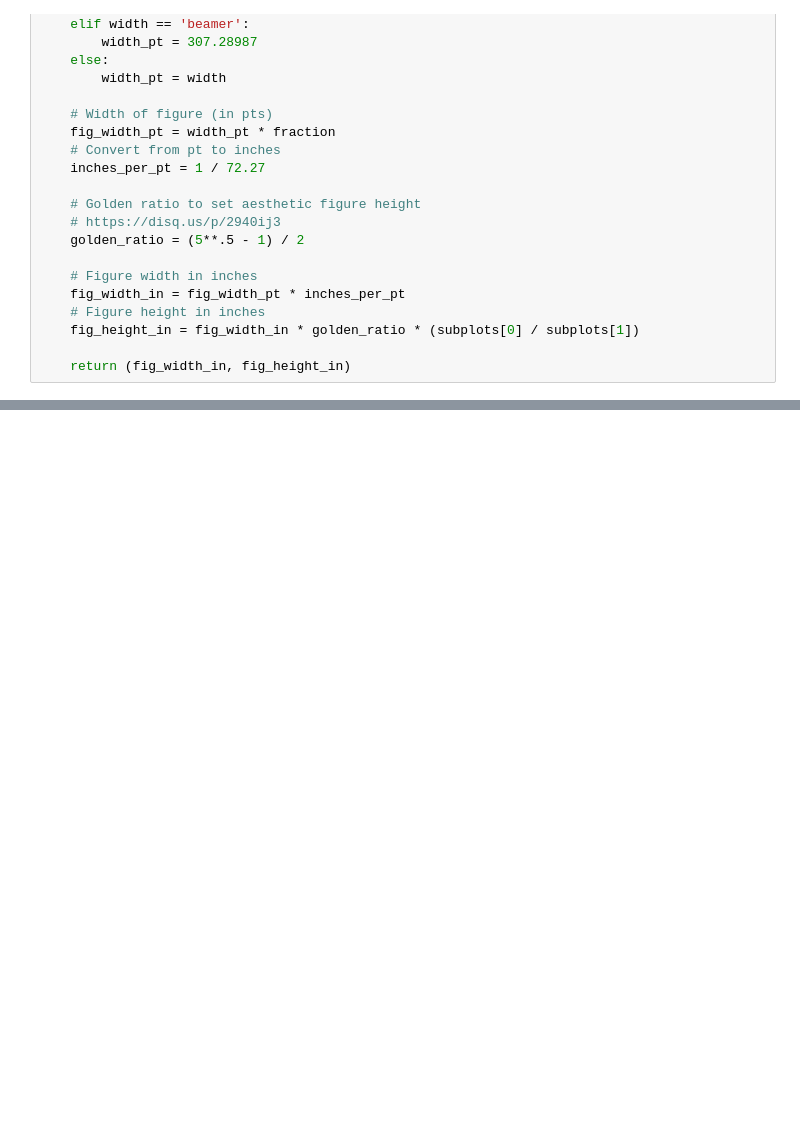
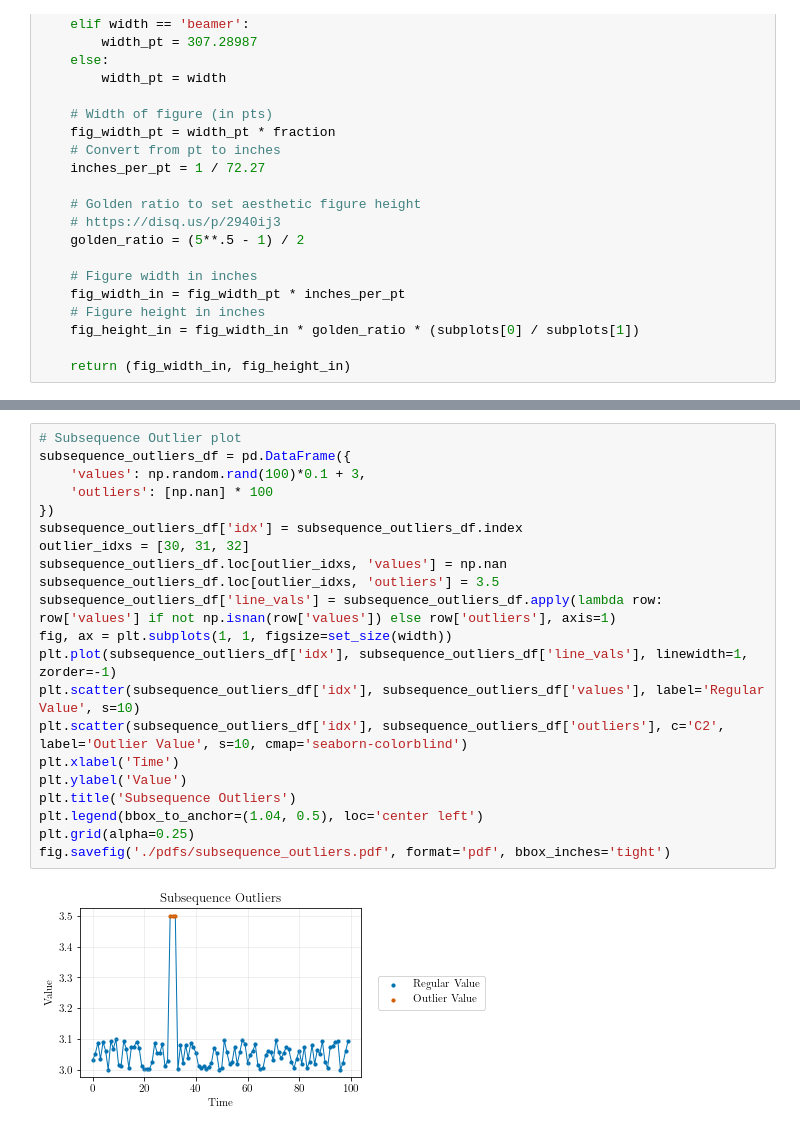
Before and after one commit to cellularegg/bachelor-thesis, a Jupyter notebook: plots/plots.ipynb, the cells around one changed output, grey strips where cells are left out. Cells and saved outputs as stored; diff of their text form; blank space fills up the shorter version.

```diff
--- a/plots/plots.ipynb
+++ b/plots/plots.ipynb
@@ -88,0 +91,23 @@ fig.savefig('./pdfs/point_outliers.pdf', format='pdf', bbox_inches='tight')
+# %%
+# Subsequence Outlier plot
+subsequence_outliers_df = pd.DataFrame({
+    'values': np.random.rand(100)*0.1 + 3,
+    'outliers': [np.nan] * 100
+})
+subsequence_outliers_df['idx'] = subsequence_outliers_df.index
+outlier_idxs = [30, 31, 32]
+subsequence_outliers_df.loc[outlier_idxs, 'values'] = np.nan
+subsequence_outliers_df.loc[outlier_idxs, 'outliers'] = 3.5
+subsequence_outliers_df['line_vals'] = subsequence_outliers_df.apply(lambda row: row['values'] if not np.isnan(row['values']) else row['outliers'], axis=1)
+fig, ax = plt.subplots(1, 1, figsize=set_size(width))
+plt.plot(subsequence_outliers_df['idx'], subsequence_outliers_df['line_vals'], linewidth=1, zorder=-1)
+plt.scatter(subsequence_outliers_df['idx'], subsequence_outliers_df['values'], label='Regular Value', s=10)
+plt.scatter(subsequence_outliers_df['idx'], subsequence_outliers_df['outliers'], c='C2', label='Outlier Value', s=10, cmap='seaborn-colorblind')
+plt.xlabel('Time')
+plt.ylabel('Value')
+plt.title('Subsequence Outliers')
+plt.legend(bbox_to_anchor=(1.04, 0.5), loc='center left')
+plt.grid(alpha=0.25)
+fig.savefig('./pdfs/subsequence_outliers.pdf', format='pdf', bbox_inches='tight')
+# %% [output]
+[figure, added]
```
Also changed, not shown: parts of 6 cells of this notebook.
